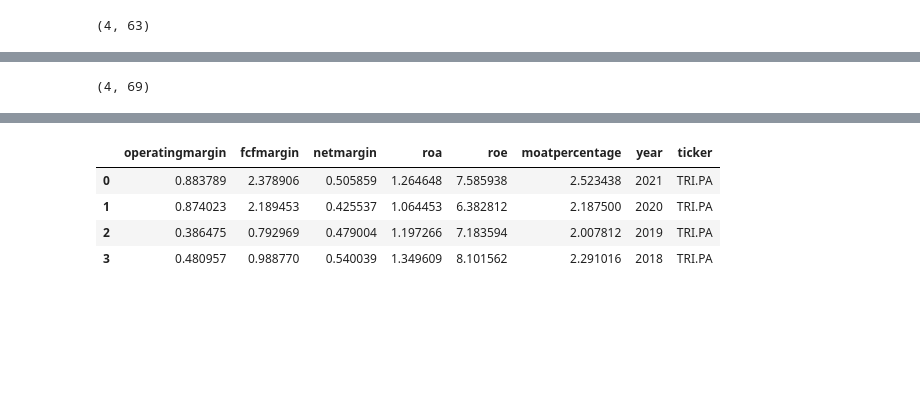
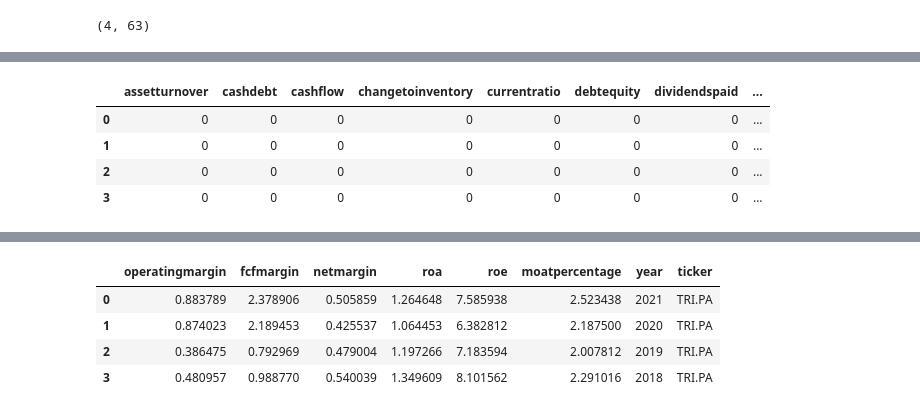
Before and after one commit to Michiel-DK/tracker, a Jupyter notebook: notebooks/try.ipynb, the cells around one changed output, grey strips where cells are left out. Drawn from its saved outputs; the diff is of its cells as text; code cells hidden in the pictures; blank space fills up the shorter version.

Commit message:
added script + fixed merged table

```diff
--- a/notebooks/try.ipynb
+++ b/notebooks/try.ipynb
@@ -425,3 +420,6 @@ columns = ['accountspayable',
 # %%
 import pandas as pd
 empty = pd.DataFrame(columns=columns)
+# %%
+table = trig.get_financials()
+table
@@ -428,4 +432,11 @@ empty = pd.DataFrame(columns=columns)
 # %%
-empty.merge(table, how='outer').shape
+merged = empty.merge(table, how='outer')
-# %% [output]
-(4, 69)
+# %%
+merged2 = merged.fillna(0).astype('int')
+merged2
+# %% [output]
+|  | assetturnover | cashdebt | cashflow | changetoinventory | currentratio | debtequity | dividendspaid | ... |
+| 0 | 0 | 0 | 0 | 0 | 0 | 0 | 0 | ... |
+| 1 | 0 | 0 | 0 | 0 | 0 | 0 | 0 | ... |
+| 2 | 0 | 0 | 0 | 0 | 0 | 0 | 0 | ... |
+| 3 | 0 | 0 | 0 | 0 | 0 | 0 | 0 | ... |
```
Also changed, not shown: parts of 7 cells of this notebook, 5 other files.
